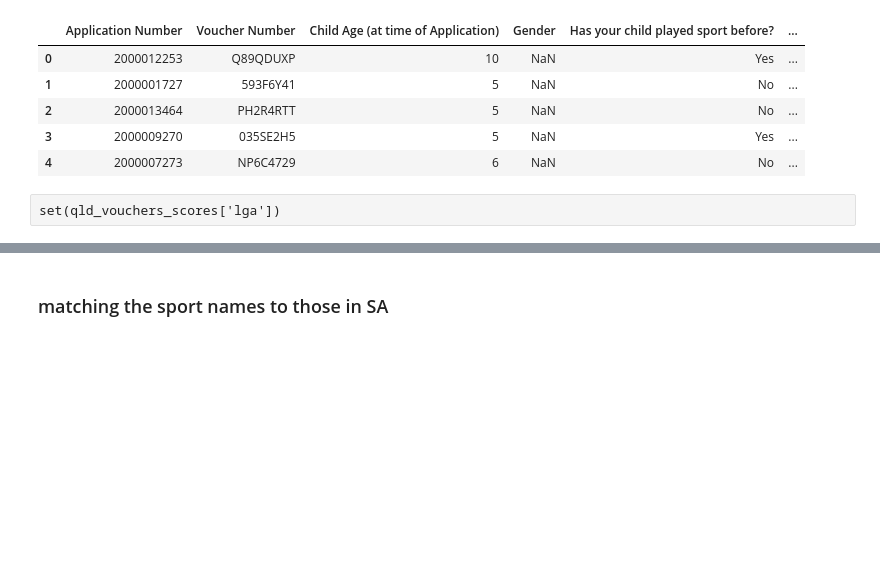
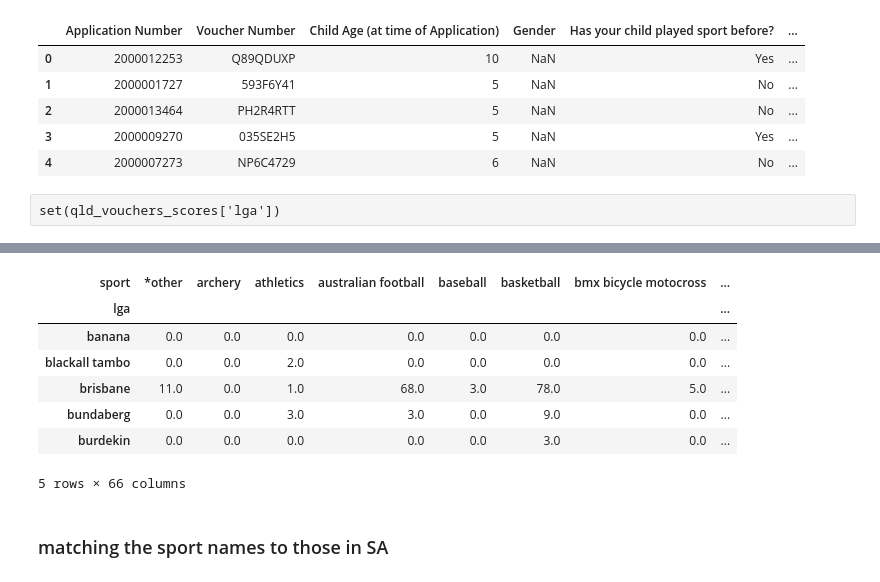
Before and after one commit to MQCOMP2200-S2-2021/Data-Science-Labs, a Jupyter notebook: Portfolio 2 - Christopher Rudolph.ipynb, the cells around one changed output, grey strips where cells are left out. Cells and saved outputs as stored; diff of their text form; code cells hidden in the pictures; blank space fills up the shorter version.

```diff
--- a/Portfolio 2 - Christopher Rudolph.ipynb
+++ b/Portfolio 2 - Christopher Rudolph.ipynb
@@ -1171,6 +1167,17 @@ qldGroup.head()
 qldSports = pd.pivot_table(qldGroup, values = 'voucher number', index = 'lga', columns = 'sport')
 # %%
 qldSports = qldSports.fillna(0)
+# %%
+qldSports.head()
+# %% [output]
+| sport | *other | archery | athletics | australian football | baseball | basketball | bmx bicycle motocross | ... |
+| lga |  |  |  |  |  |  |  | ... |
+| banana | 0.0 | 0.0 | 0.0 | 0.0 | 0.0 | 0.0 | 0.0 | ... |
+| blackall tambo | 0.0 | 0.0 | 2.0 | 0.0 | 0.0 | 0.0 | 0.0 | ... |
+| brisbane | 11.0 | 0.0 | 1.0 | 68.0 | 3.0 | 78.0 | 5.0 | ... |
+| bundaberg | 0.0 | 0.0 | 3.0 | 3.0 | 0.0 | 9.0 | 0.0 | ... |
+| burdekin | 0.0 | 0.0 | 0.0 | 0.0 | 0.0 | 3.0 | 0.0 | ... |
+5 rows × 66 columns
 # %% [markdown]
 ### matching the sport names to those in SA
 # %% [markdown]
```
Also changed, not shown: parts of 37 cells of this notebook.
